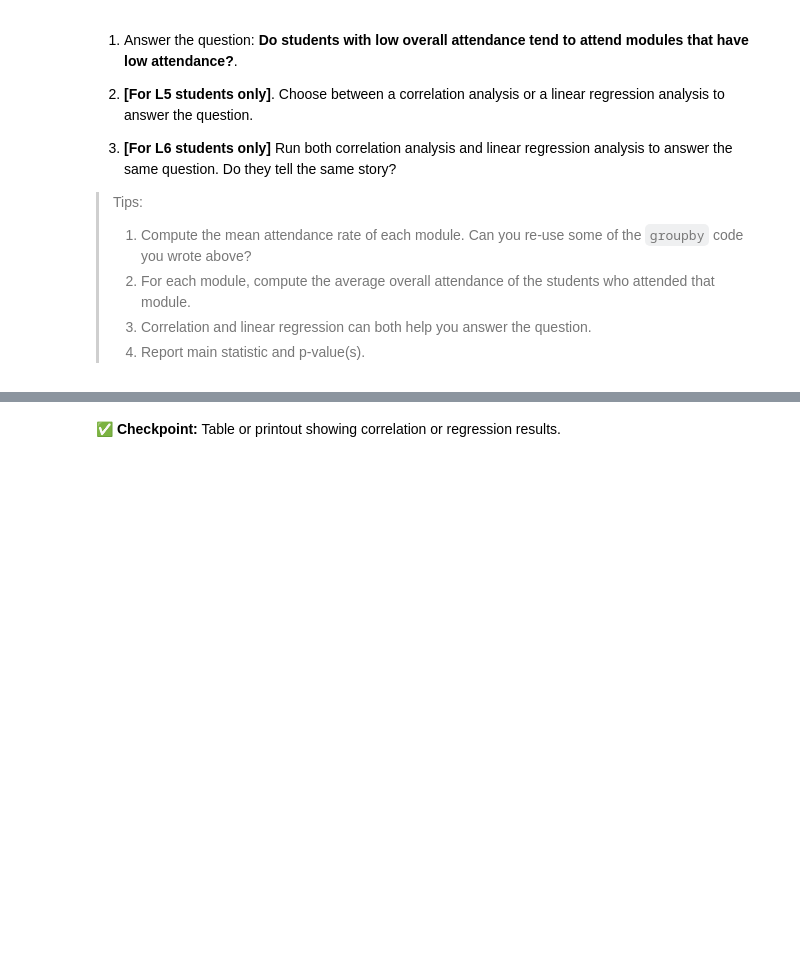
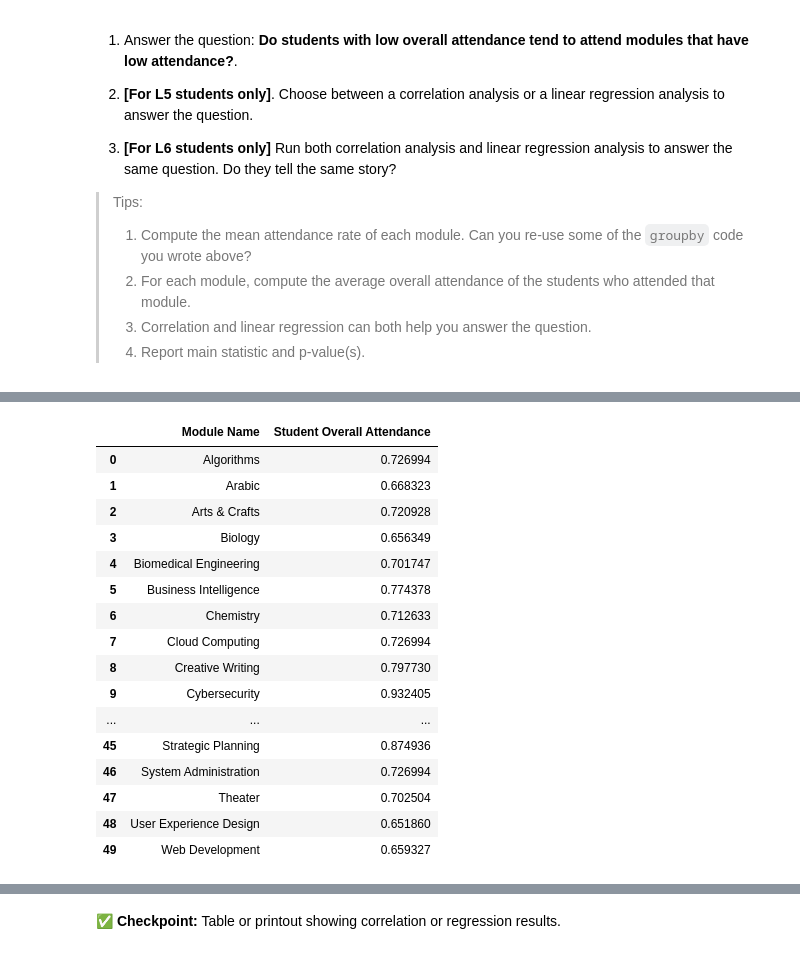
Before and after one commit to Mrmills-Ox3/Data-Sci-Mid-term, a Jupyter notebook: summative1-1.ipynb, the cells around one changed output, grey strips where cells are left out. Cells and saved outputs as stored; diff of their text form; code cells hidden in the pictures; blank space fills up the shorter version.

```diff
--- a/summative1-1.ipynb
+++ b/summative1-1.ipynb
@@ -367,2 +403,26 @@ plt.xticks(rotation=90)
+# %%
+new_df = df_clean1[["Person Code", "Module Name", "Student Overall Attendance"]].drop_duplicates()
+new_df
+
+student_attendance_avgM = (new_df.groupby("Module Name")["Student Overall Attendance"].mean().reset_index())
+student_attendance_avgM
+# %% [output]
+|  | Module Name | Student Overall Attendance |
+| 0 | Algorithms | 0.726994 |
+| 1 | Arabic | 0.668323 |
+| 2 | Arts & Crafts | 0.720928 |
+| 3 | Biology | 0.656349 |
+| 4 | Biomedical Engineering | 0.701747 |
+| 5 | Business Intelligence | 0.774378 |
+| 6 | Chemistry | 0.712633 |
+| 7 | Cloud Computing | 0.726994 |
+| 8 | Creative Writing | 0.797730 |
+| 9 | Cybersecurity | 0.932405 |
+| ... | ... | ... |
+| 45 | Strategic Planning | 0.874936 |
+| 46 | System Administration | 0.726994 |
+| 47 | Theater | 0.702504 |
+| 48 | User Experience Design | 0.651860 |
+| 49 | Web Development | 0.659327 |
 # %%
 # your code here
```
Also changed, not shown: parts of 9 cells of this notebook, 1 other file.
